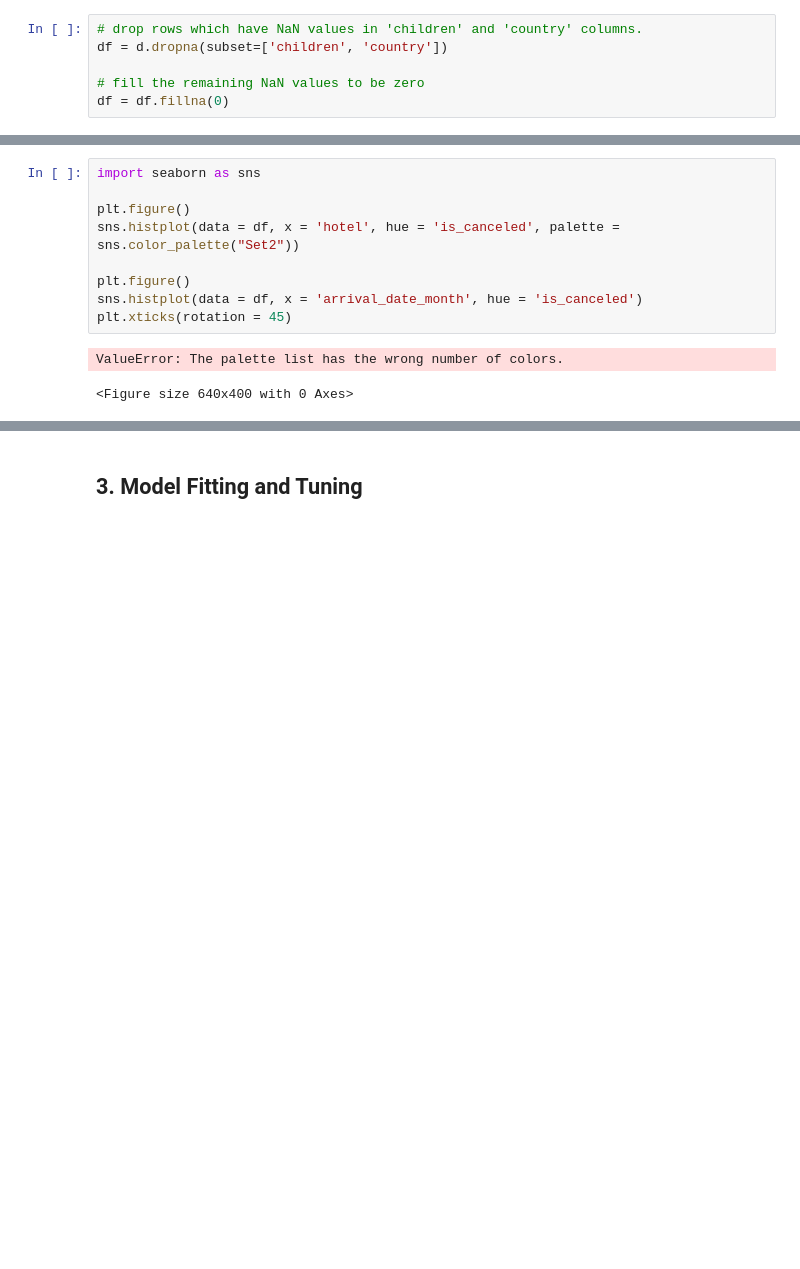
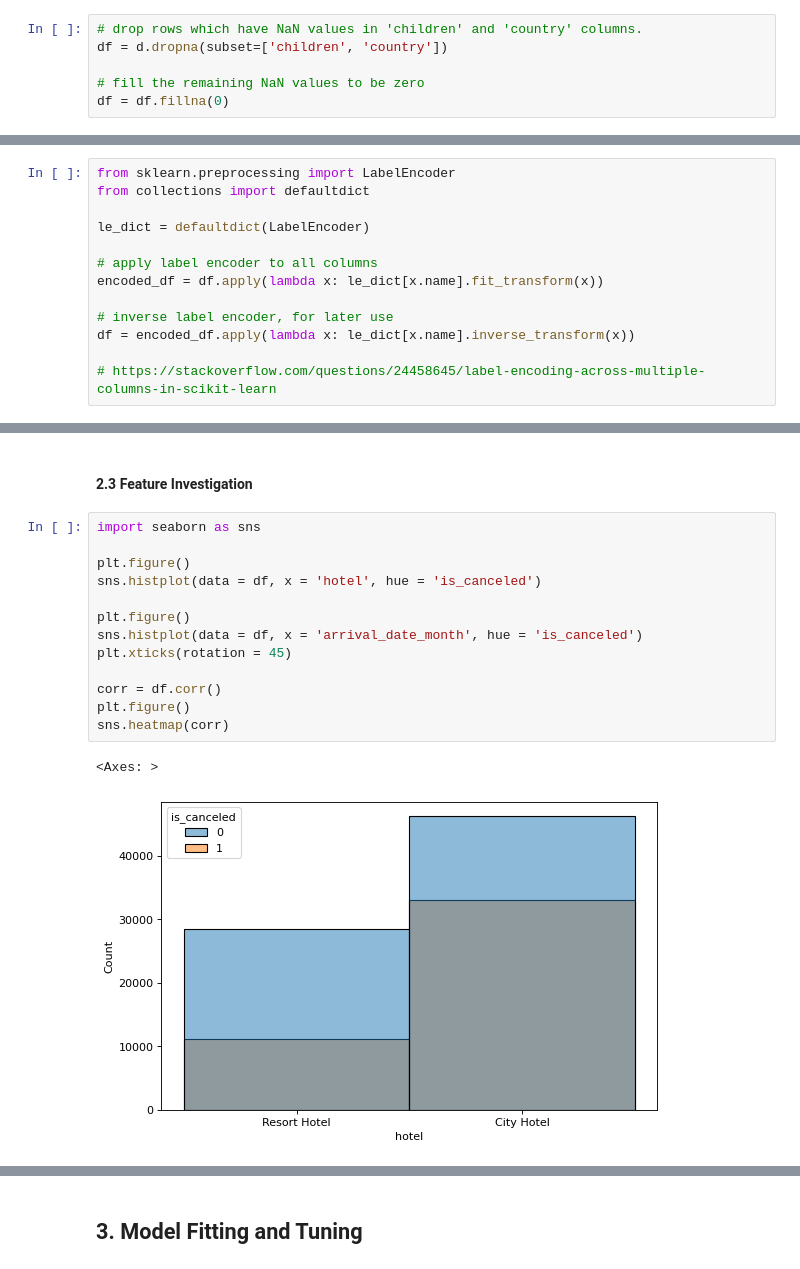
Before and after one commit to williamjones7/MachineLearningProj2, a Jupyter notebook: project2.ipynb, the cells around one changed output, grey strips where cells are left out. Saved outputs shown, nothing was run; the diff lists cells and outputs as text; blank space fills up the shorter version.

```diff
--- a/project2.ipynb
+++ b/project2.ipynb
@@ -129,0 +132,13 @@ df = df.fillna(0)
+# %%
+from sklearn.preprocessing import LabelEncoder
+from collections import defaultdict
+
+le_dict = defaultdict(LabelEncoder)
+
+# apply label encoder to all columns
+encoded_df = df.apply(lambda x: le_dict[x.name].fit_transform(x))
+
+# inverse label encoder, for later use
+df = encoded_df.apply(lambda x: le_dict[x.name].inverse_transform(x))
+
+# https://stackoverflow.com/questions/24458645/label-encoding-across-multiple-columns-in-scikit-learn
@@ -130,12 +172,18 @@ df = df.fillna(0)
+# %% [markdown]
+#### 2.3 Feature Investigation
 # %%
 import seaborn as sns
 
 plt.figure()
-sns.histplot(data = df, x = 'hotel', hue = 'is_canceled', palette = sns.color_palette("Set2"))
+sns.histplot(data = df, x = 'hotel', hue = 'is_canceled')
 
 plt.figure()
 sns.histplot(data = df, x = 'arrival_date_month', hue = 'is_canceled')
 plt.xticks(rotation = 45)
+
+corr = df.corr()
+plt.figure()
+sns.heatmap(corr)
 # %% [output]
-ValueError: The palette list has the wrong number of colors.
+<Axes: >
-<Figure size 640x400 with 0 Axes>
+[figure, added]
```
Also changed, not shown: parts of 9 cells of this notebook.
